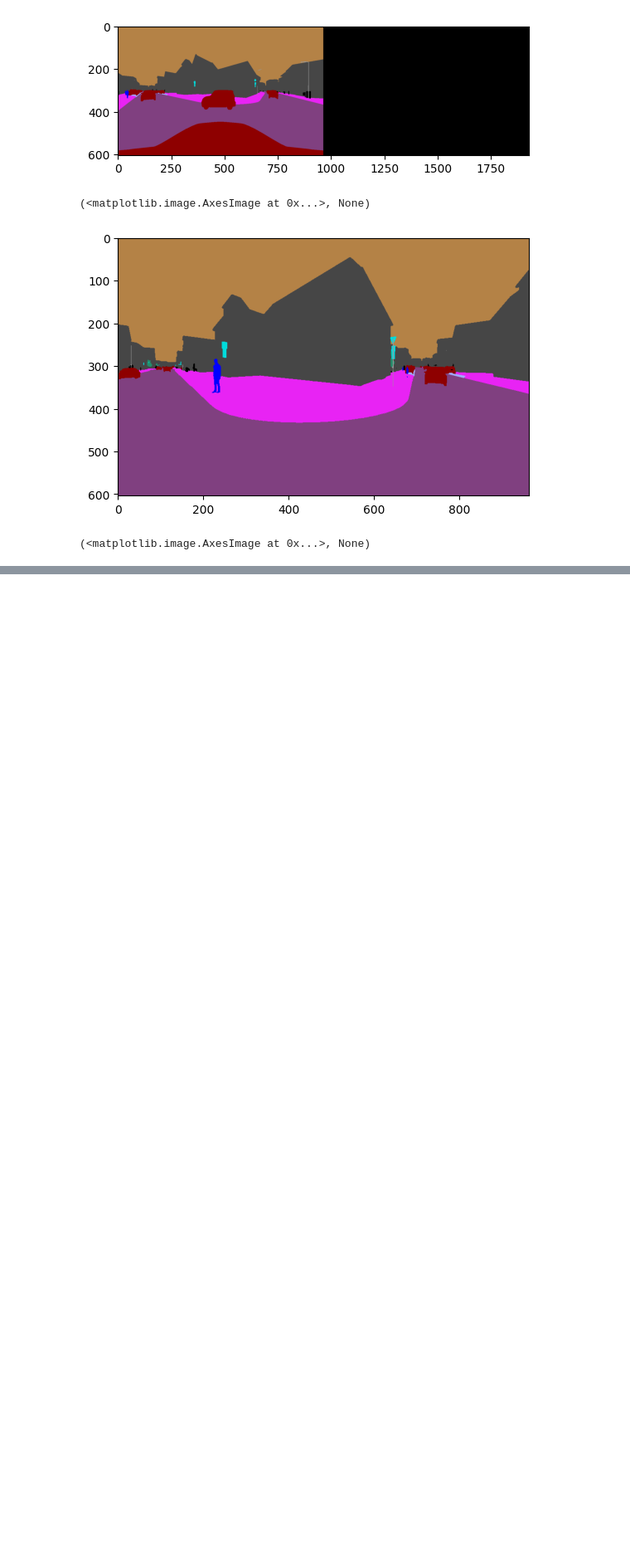
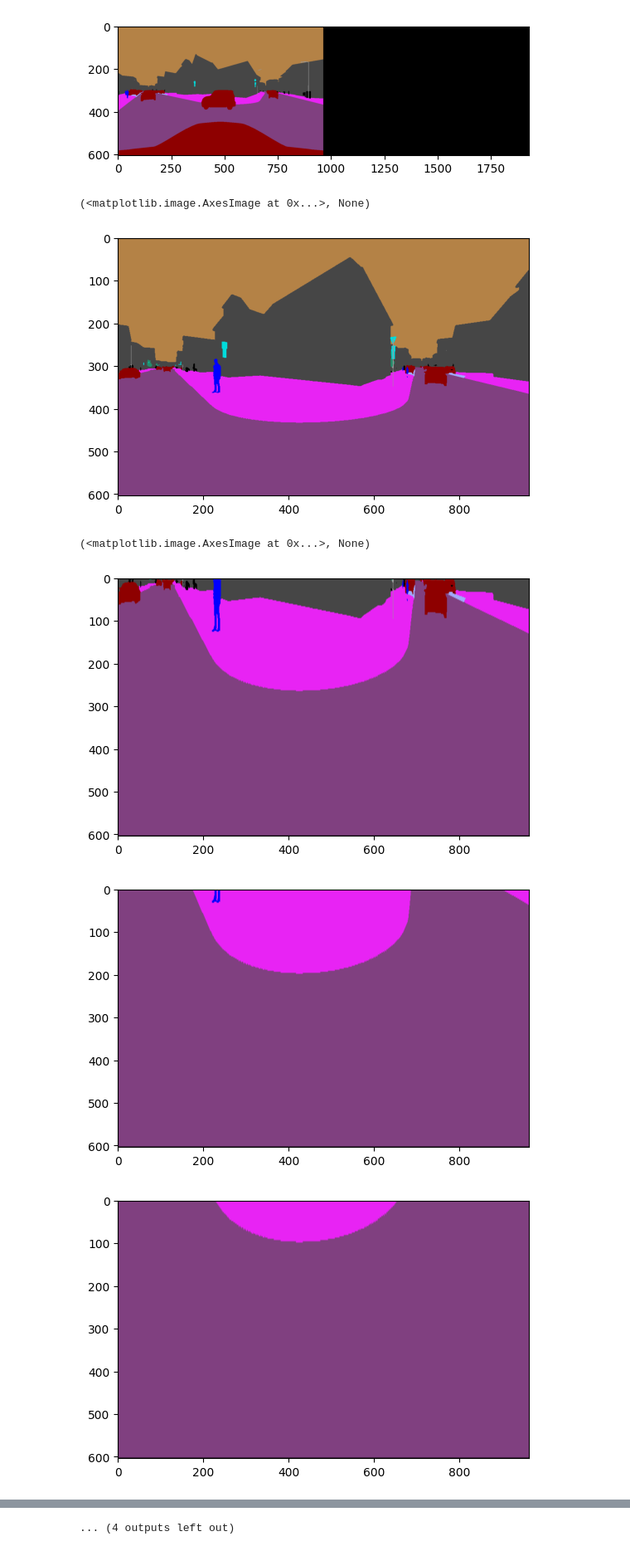
Before and after one commit to wuyasan/CVFinalProject, a Jupyter notebook: notebooks/sift_flann.ipynb, the cells around one changed output, grey strips where cells are left out. Shown at 83% size. Cells and saved outputs as stored; diff of their text form; code cells hidden in the pictures; blank space fills up the shorter version.

```diff
--- a/notebooks/sift_flann.ipynb
+++ b/notebooks/sift_flann.ipynb
@@ -101,3 +101,32 @@ plt.imshow(image1), plt.show()
 # %% [output]
 [figure]
 (<matplotlib.image.AxesImage at 0x...>, None)
+# %%
+height, width = image1.shape[:2]
+
+for i in range(0, 800, 50):
+    src_pts1 = np.array([[0, 300+i], [width, 300+i], [0, height], [width, height]], dtype=np.float32)
+    #src_pts2 = np.array([[0, 300], [width, 300], [0, 450], [width, 450]], dtype=np.float32)
+    #src_pts3 = np.array([[0, 300], [width, 300], [0, height], [width, height]], dtype=np.float32)
+    #src_pts4 = np.array([[0, 300], [width, 300], [0, height], [width, height]], dtype=np.float32)
+
+    dst_pts = np.array([[0, 0], [width, 0], [0, height], [width, height]], dtype=np.float32)
+
+    M1 = cv2.getPerspectiveTransform(src_pts1, dst_pts)
+    #M2 = cv2.getPerspectiveTransform(src_pts2, dst_pts)
+    #M3 = cv2.getPerspectiveTransform(src_pts3, dst_pts)
+    #M4 = cv2.getPerspectiveTransform(src_pts4, dst_pts)
+
+    warped_image1 = cv2.warpPerspective(image1, M1, (width, height))
+    #warped_image2 = cv2.warpPerspective(image2, M2, (width, height))
+    #warped_image3 = cv2.warpPerspective(image3, M3, (width, height))
+    #warped_image4 = cv2.warpPerspective(image4, M4, (width, height))
+
+    plt.imshow(warped_image1), plt.show()
+    #plt.imshow(warped_image2), plt.show()
+    #plt.imshow(warped_image3), plt.show()
+    #plt.imshow(warped_image4), plt.show()
+# %% [output]
+[figure, added]
+[figure, added]
+[figure, added]
@@ -103,0 +142 @@ plt.imshow(image1), plt.show()
+... (4 outputs left out)
```
Also changed, not shown: parts of 1 cell of this notebook.
